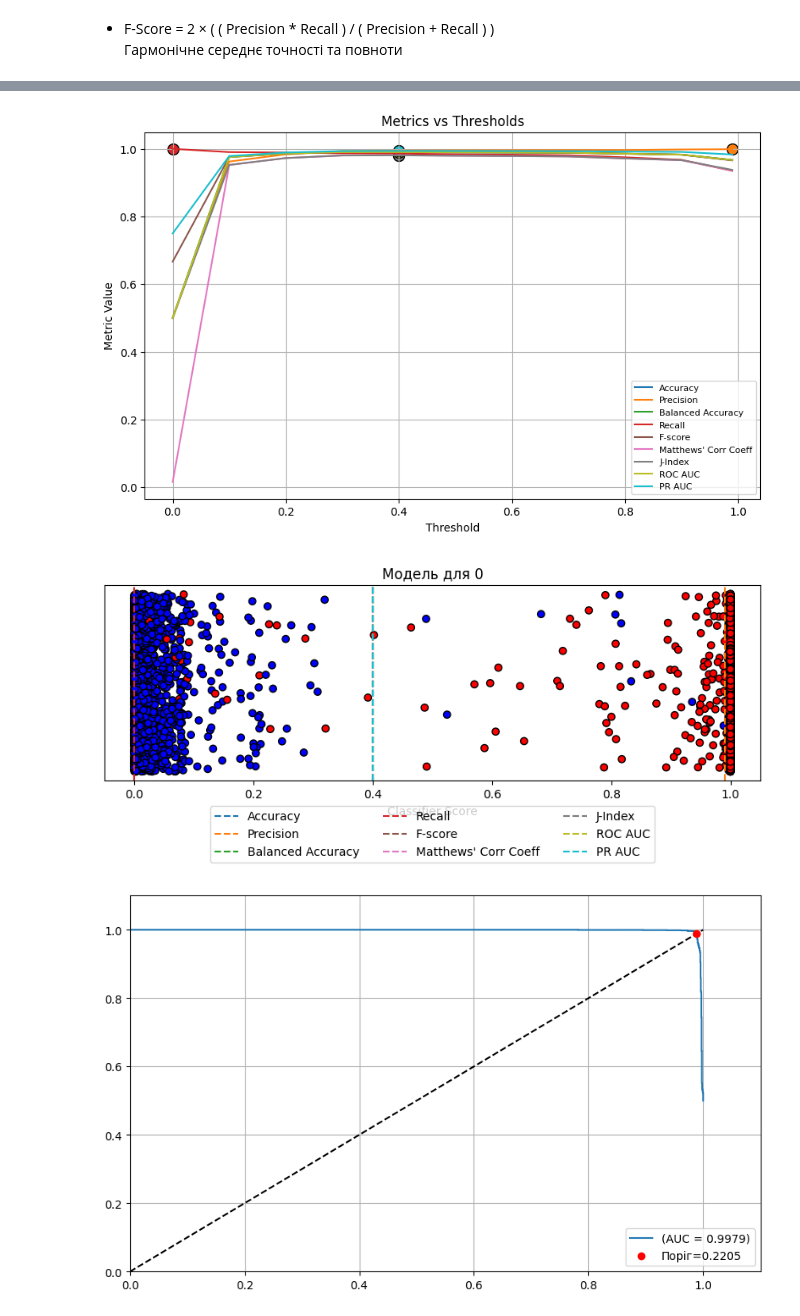
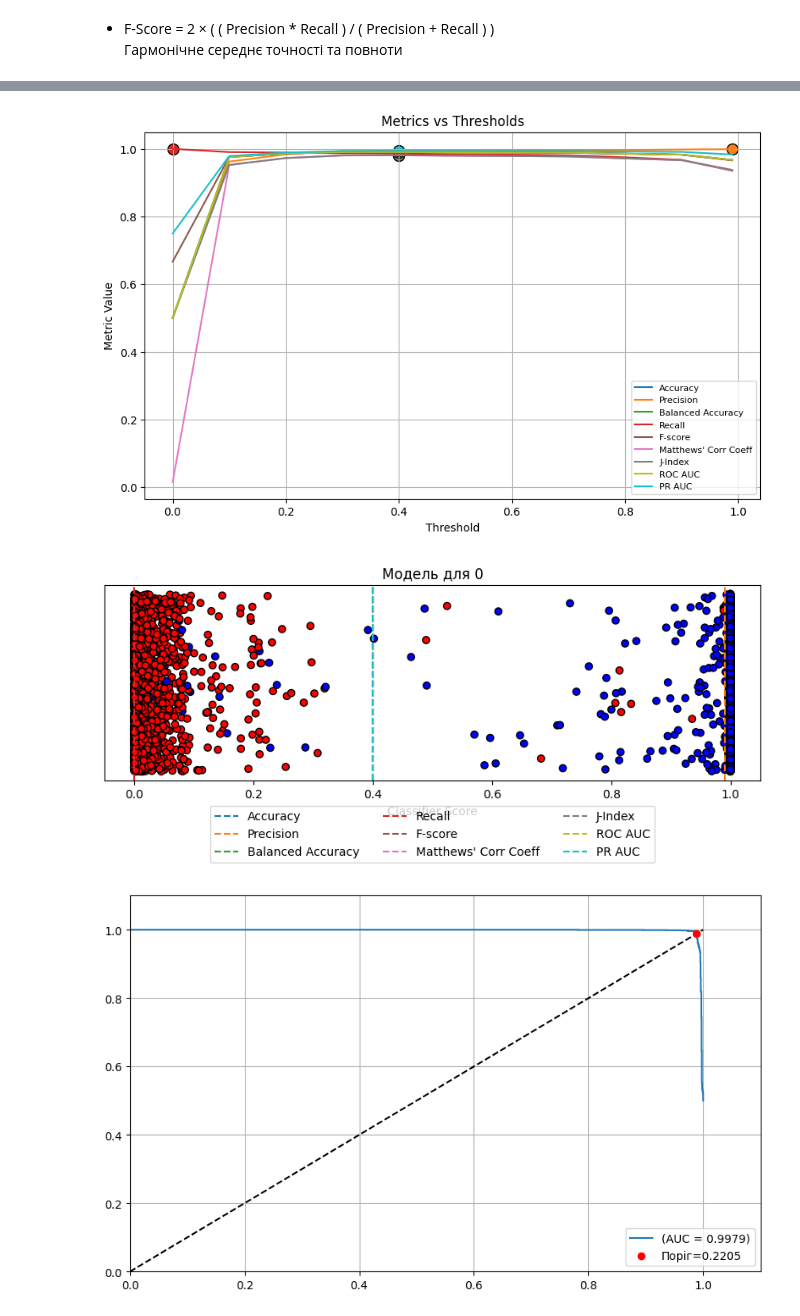
Before and after one commit to cheliuskina04/ML, a Jupyter notebook: Метрики/ОМН-КМ21-2-Челюскіна-ЛР2.ipynb, the cells around one changed output, grey strips where cells are left out. Drawn from its saved outputs; the diff is of its cells as text; code cells hidden in the pictures.

```diff
--- a/Метрики/ОМН-КМ21-2-Челюскіна-ЛР2.ipynb
+++ b/Метрики/ОМН-КМ21-2-Челюскіна-ЛР2.ipynb
@@ -219,3 +276,3 @@ def model_metrics(res, goal):
 # %%
-model_metrics(df["Model_1_0"], 0)
+m_1_0 = model_metrics(df['GT'], df["Model_1_0"], 0)
 # %% [output]
@@ -232,4 +288,4 @@ Precision-Recall AUC: [0.75, 0.979, 0.989, 0.994, 0.994, 0.994, 0.994, 0.993, 0.
 [figure]
-[figure, old version]
+[figure, new version]
 [figure]
 [figure]
```
Also changed, not shown: parts of 34 cells of this notebook, 1 other file.
